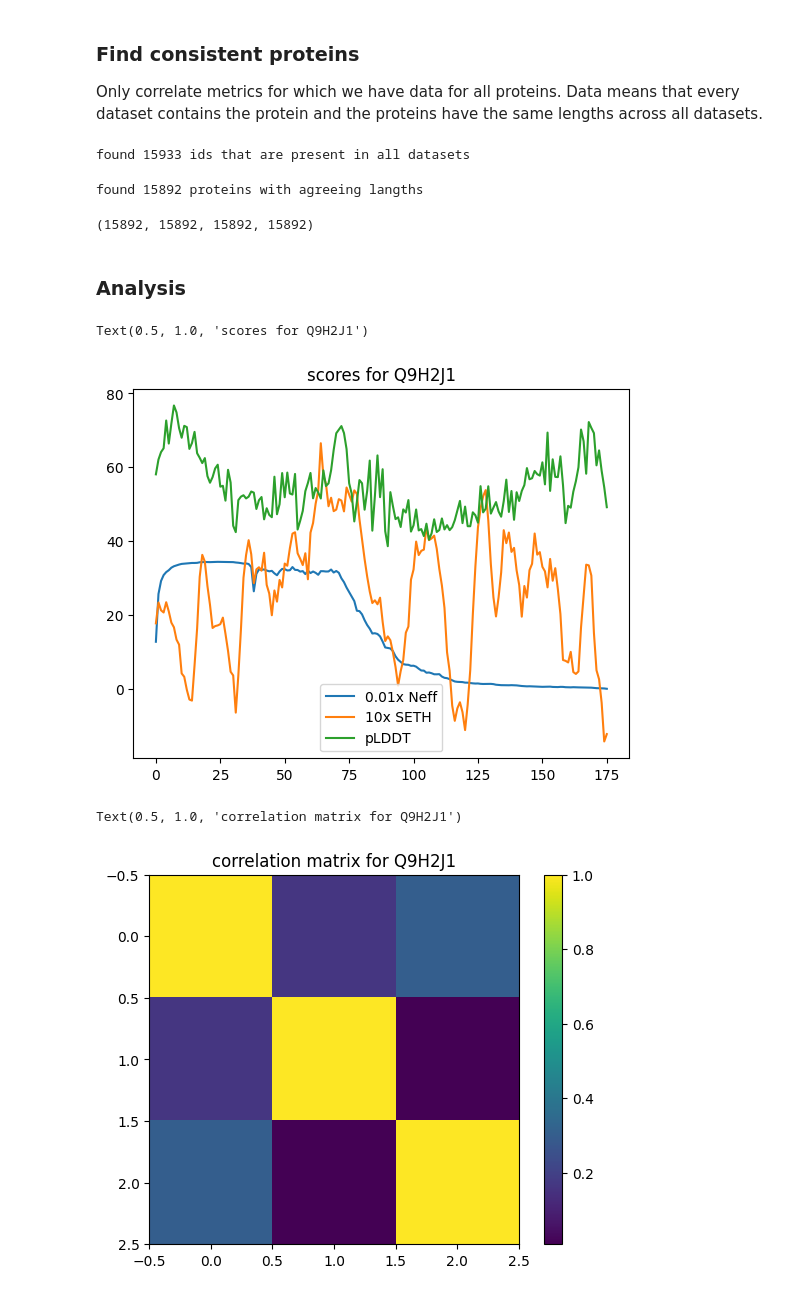
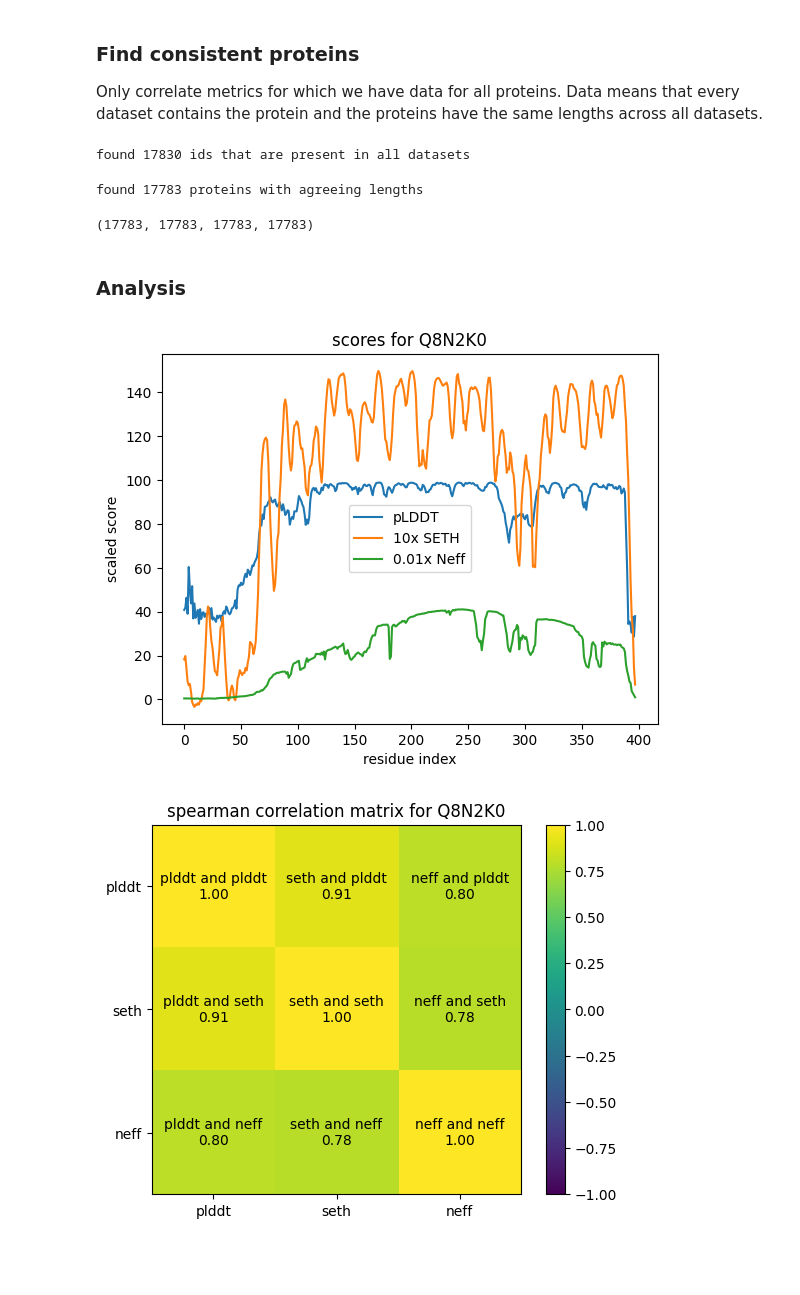
Before and after one commit to neftlon/af2-plddt-contextualized, a Jupyter notebook: scripts/proteomewide.ipynb, the cells around one changed output. Drawn from its saved outputs; the diff is of its cells as text; code cells hidden in the pictures; blank space fills up the shorter version.

```diff
--- a/scripts/proteomewide.ipynb
+++ b/scripts/proteomewide.ipynb
@@ -42,0 +41,6 @@ print(len(plddt), "neff scores loaded")
+# %%
+# load Neff scores
+with open(NEFF_SCORE_JSON) as f:
+    neff = json.load(f)
+    neff = {p:torch.tensor(xs) for p,xs in neff.items()}
+print(len(neff), "neff scores loaded")
@@ -45,48 +51,64 @@ print(len(plddt), "neff scores loaded")
 
 Only correlate metrics for which we have data for all proteins. Data means that every dataset contains the protein and the proteins have the same lengths across all datasets.
 # %%
-shared_ids = set(neff) & set(seth) & set(plddt)
+shared_ids = set(plddt) & set(seth) & set(neff)
 print("found", len(shared_ids), "ids that are present in all datasets")
 # %% [output]
-found 15933 ids that are present in all datasets
+found 17830 ids that are present in all datasets
 # %%
 lenagree_ids = []
 for protid in shared_ids:
-    if len(neff[protid]) == len(seth[protid]) == len(plddt[protid]):
+    if len(plddt[protid]) == len(seth[protid]) == len(neff[protid]):
         lenagree_ids.append(protid)
-print("found", len(lenagree_ids), "proteins with agreeing langths")
+print("found", len(lenagree_ids), "proteins with agreeing lengths")
 # %% [output]
-found 15892 proteins with agreeing langths
+found 17783 proteins with agreeing lengths
 # %%
 # only retain scores that are present in all 3 datasets for convinience
 ids = lenagree_ids
+plddt = {p:xs for p,xs in plddt.items() if p in ids}
+seth = {p:xs for p,xs in seth.items() if p in ids}
 neff = {p:xs for p,xs in neff.items() if p in ids}
-seth = {p:xs for p,xs in seth.items() if p in ids}
-plddt = {p:xs for p,xs in plddt.items() if p in ids}
 len(neff),len(seth),len(plddt),len(ids)
 # %% [output]
-(15892, 15892, 15892, 15892)
+(17783, 17783, 17783, 17783)
 # %% [markdown]
 ### Analysis
 # %%
 corrs = {}
+scores = {"plddt":plddt,"seth":seth,"neff":neff}
+score2id = {s:i for i,s in enumerate(scores.keys())}
+id2score = {i:s for s,i in score2id.items()}
 for protid in tqdm(ids,desc="calculating pairwise correlations"):
-    scores = torch.stack((neff[protid], seth[protid], plddt[protid]))
-    corrs[protid] = torch.corrcoef(scores)
+    st = torch.stack(tuple(score[protid] for score in scores.values()))
+    corrs[protid] = torch.corrcoef(st)
 # %%
+def showscores(protid,sethscale=10.,neffscale=.01):
+    plt.plot(plddt[protid],label="pLDDT")
+    plt.plot(sethscale*seth[protid],label="%.0fx SETH" % sethscale)
+    plt.plot(neffscale*neff[protid],label="%.02fx Neff" % neffscale)
+    plt.xlabel("residue index")
+    plt.ylabel("scaled score")
+    plt.legend()
+    plt.title("scores for %s" % protid)
 testid = list(ids)[100]
-plt.plot(.01*neff[testid],label="0.01x Neff")
-plt.plot(10.*seth[testid],label="10x SETH")
-plt.plot(plddt[testid],label="pLDDT")
-plt.legend()
-plt.title("scores for %s" % testid)
+showscores(testid)
 # %% [output]
-Text(0.5, 1.0, 'scores for Q9H2J1')
-[figure, old version]
+[figure, new version]
 # %%
-plt.imshow(corrs[testid])
-plt.colorbar()
-plt.title("correlation matrix for %s" % testid)
+def showcorr(corrmat,name,prefix="",lims=(-1,1)):
+    """show correlation between scores"""
+    plt.imshow(corrmat)
+    plt.colorbar()
+    plt.title("%sspearman correlation matrix for %s" % (prefix,name))
+    plt.xticks(range(3),scores.keys())
+    plt.yticks(range(3),scores.keys())
+    if lims is not None:
+        plt.clim(*lims)
+    for x,l1 in enumerate(scores.keys()):
+        for y,l2 in enumerate(scores.keys()):
+            val = corrmat[x][y].item()
+            plt.text(x,y,"%s and %s\n%.02f" % (l1,l2,val),ha="center",va="center")
+showcorr(corrs[testid], name=testid)
 # %% [output]
-Text(0.5, 1.0, 'correlation matrix for Q9H2J1')
-[figure, old version]
+[figure, new version]
```
Also changed, not shown: parts of 19 cells of this notebook.
